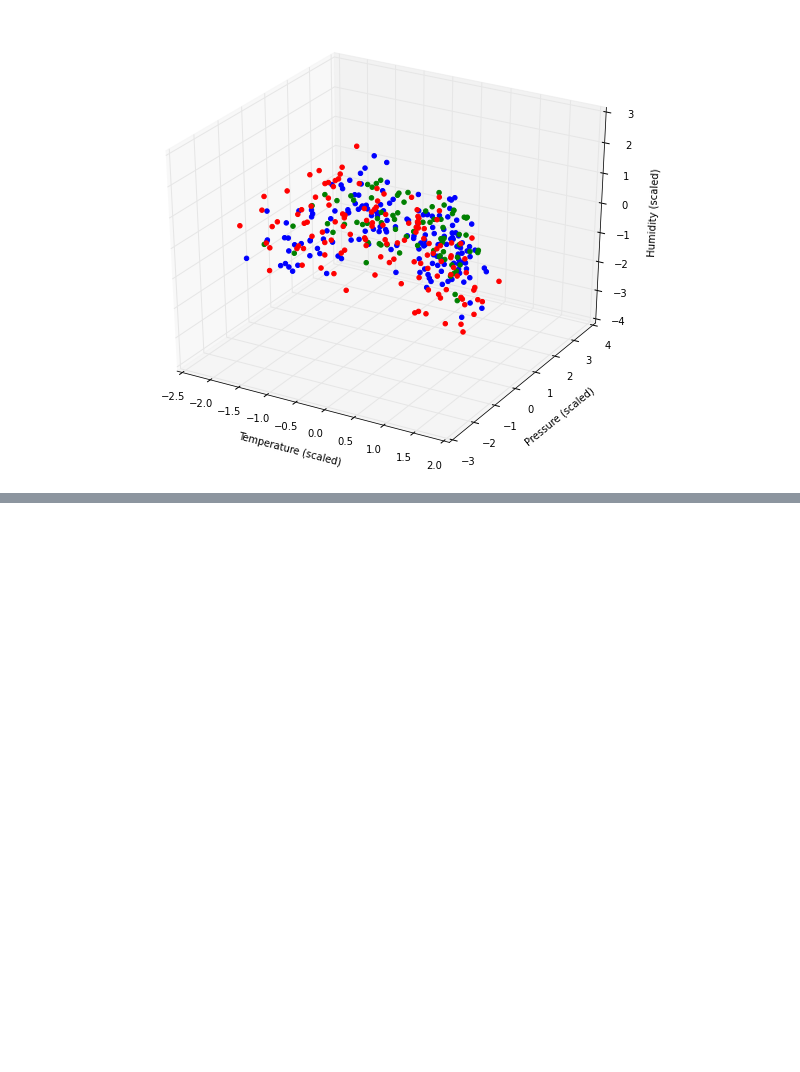
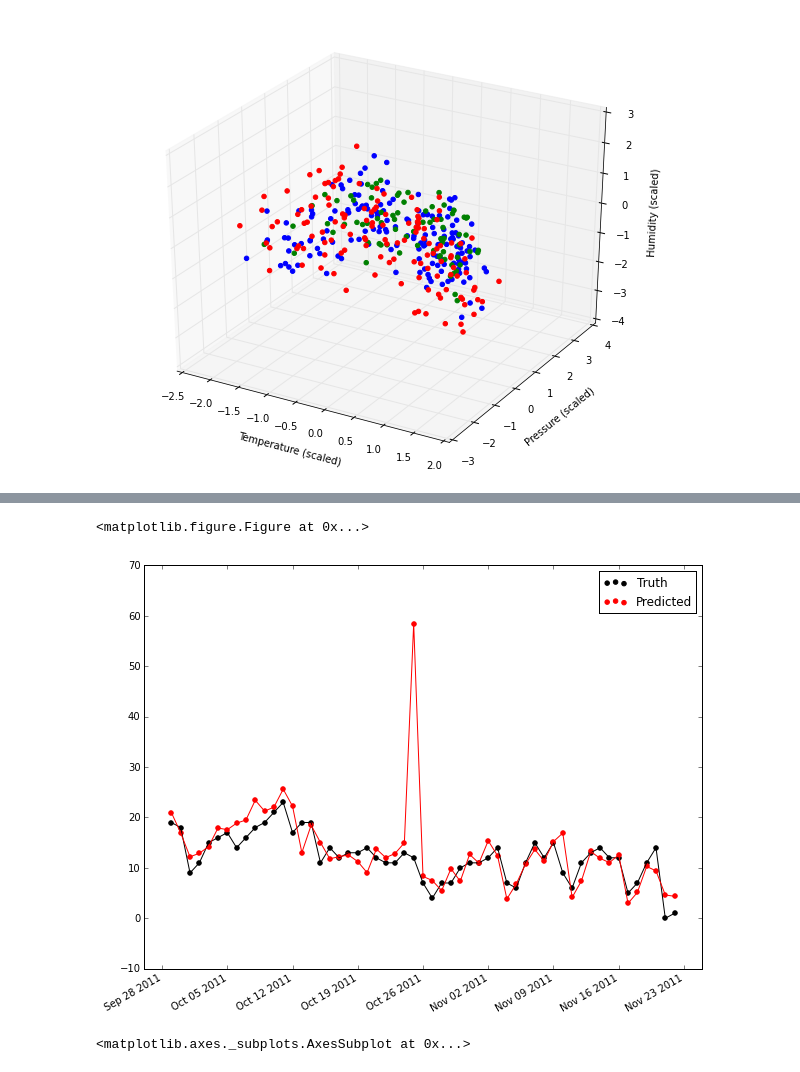
Before and after one commit to majorgowan/wpwp, a Jupyter notebook: Scraping/Notebooks/wU_Clustering.ipynb, the cells around one changed output, grey strips where cells are left out. Cells and saved outputs as stored; diff of their text form; code cells hidden in the pictures; blank space fills up the shorter version.

```diff
--- a/Scraping/Notebooks/wU_Clustering.ipynb
+++ b/Scraping/Notebooks/wU_Clustering.ipynb
@@ -86,0 +133,5 @@ TypeError: 'float' object has no attribute '__getitem__'
+# %%
+reload(ClustReg)
+date_list, pred, target = ClustReg.clusterRegressionPredict(modelParams, \
+                                                            '2011-01-01', '2012-12-31', \
+                                                            actual=True)
@@ -86,0 +148,8 @@ TypeError: 'float' object has no attribute '__getitem__'
+# %%
+pred[:10], target[:10], date_list[:10]
+import wURegression as Reg
+Reg.plotModelPred(date_list, pred, target,270,325)
+# %% [output]
+<matplotlib.figure.Figure at 0x...>
+[figure, added]
+<matplotlib.axes._subplots.AxesSubplot at 0x...>
```
Also changed, not shown: parts of 10 cells of this notebook, 5 other files.
